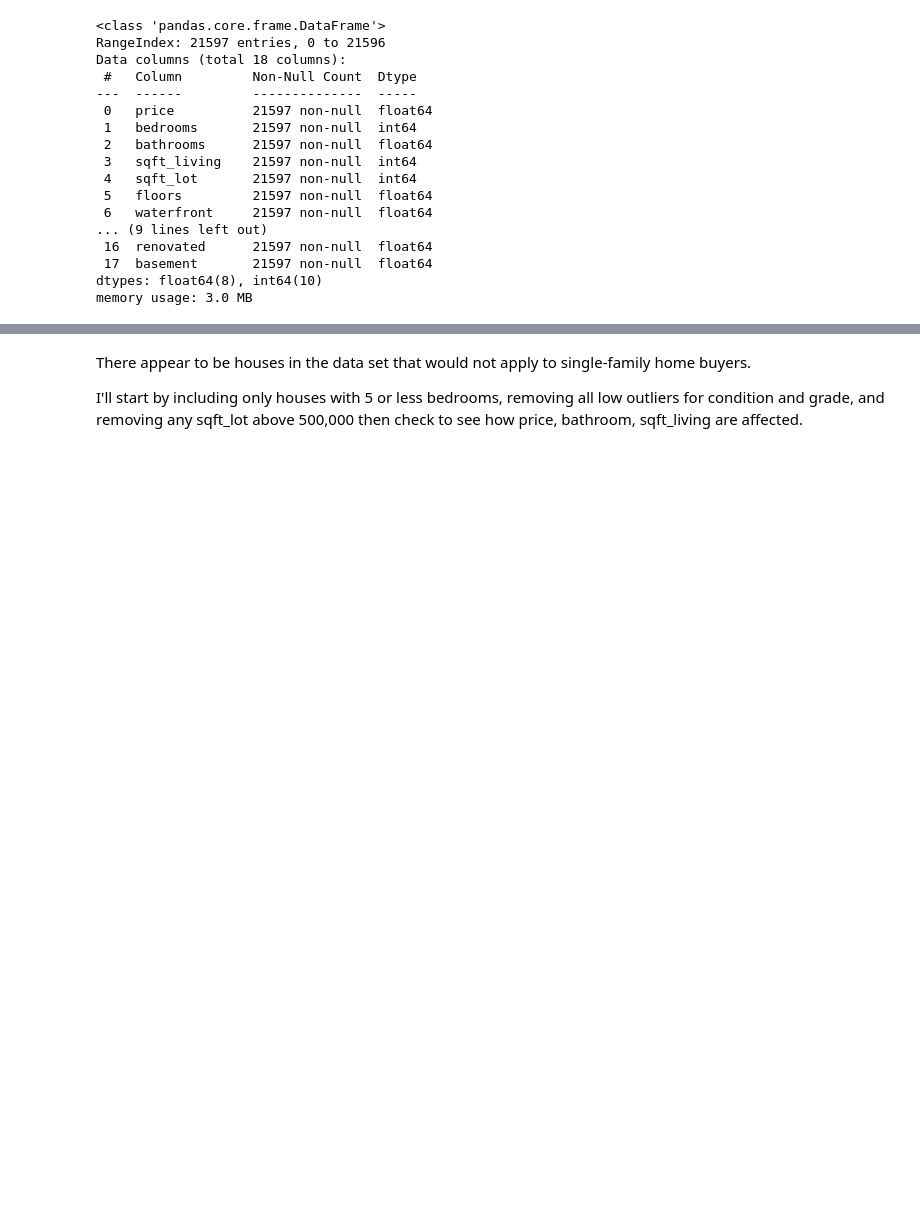
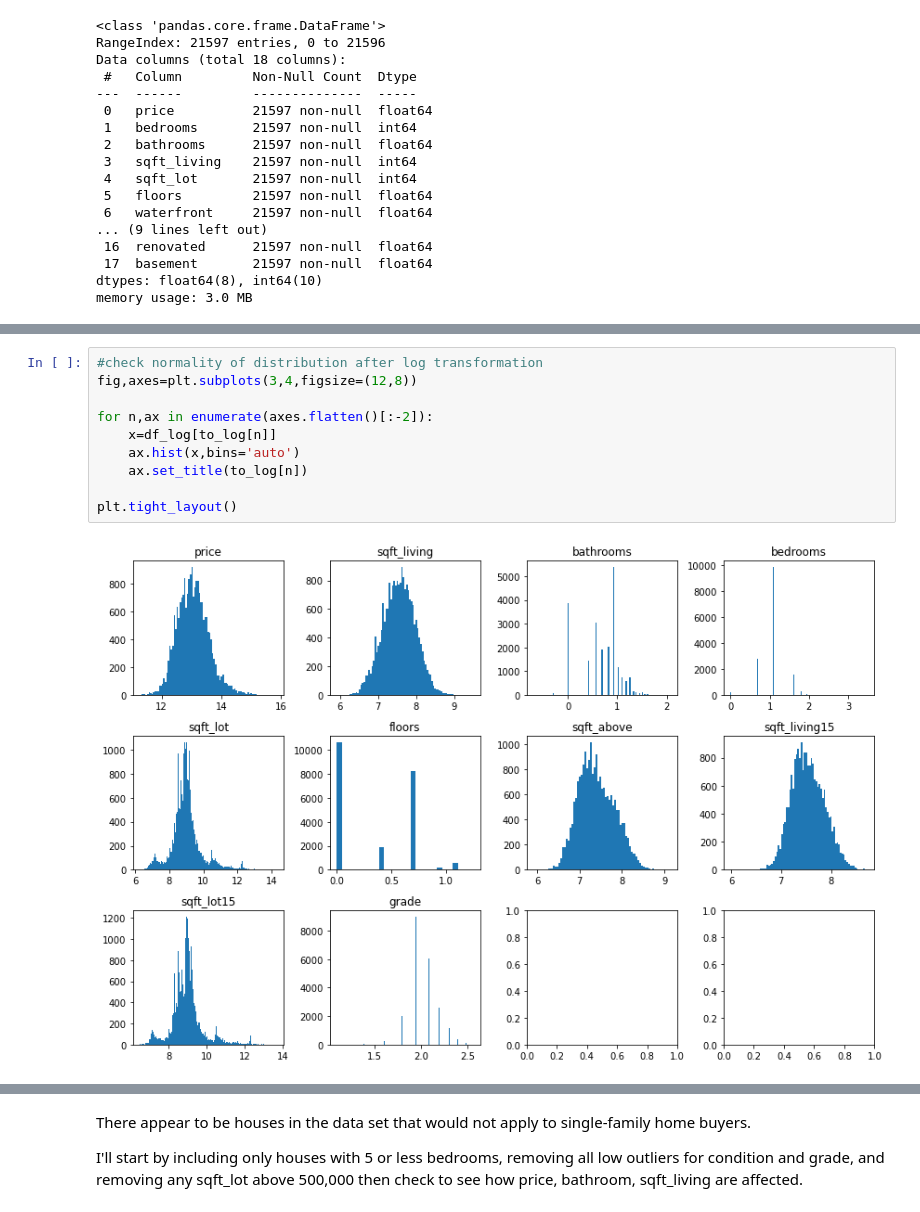
Before and after one commit to morganFitzg/dsc-phase-2-project, a Jupyter notebook: student.ipynb, the cells around one changed output, grey strips where cells are left out. Cells and saved outputs as stored; diff of their text form; blank space fills up the shorter version.

```diff
--- a/student.ipynb
+++ b/student.ipynb
@@ -182,0 +440,12 @@ import seaborn as sns
+# %%
+#check normality of distribution after log transformation
+fig,axes=plt.subplots(3,4,figsize=(12,8))
+
+for n,ax in enumerate(axes.flatten()[:-2]):
+    x=df_log[to_log[n]]
+    ax.hist(x,bins='auto')
+    ax.set_title(to_log[n])
+
+plt.tight_layout()
+# %% [output]
+[figure, added]
```
Also changed, not shown: parts of 144 cells of this notebook.
